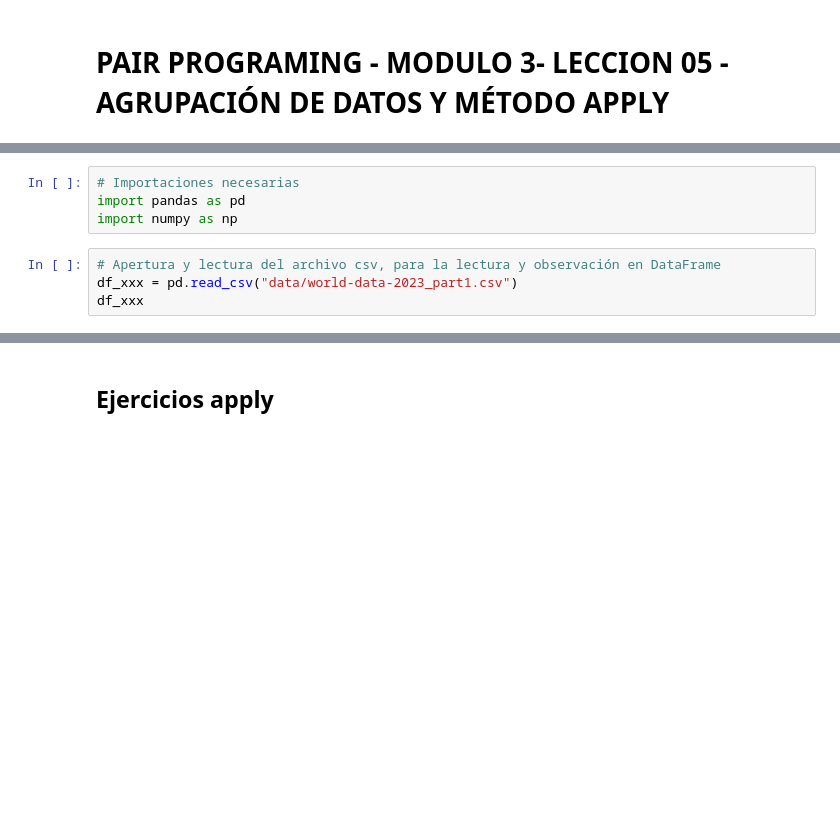
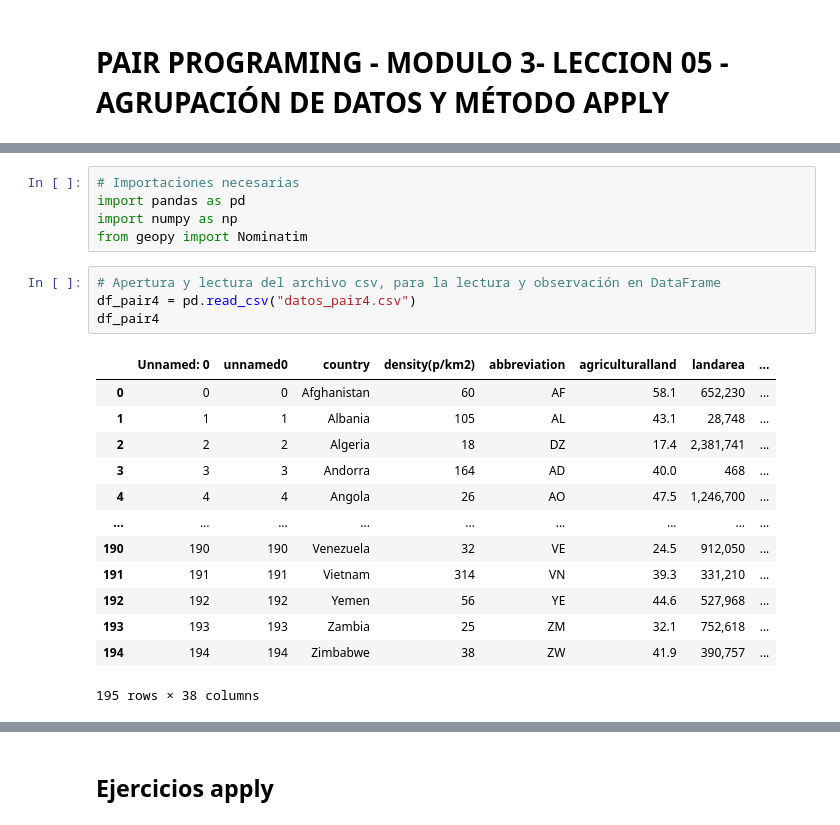
Before and after one commit to BSReguera/Pair-Programming-Modulo-3-Sprint1, a Jupyter notebook: pairprogramming-lmodulo3-leccion05.ipynb, the cells around one changed output, grey strips where cells are left out. Saved outputs shown, nothing was run; the diff lists cells and outputs as text; blank space fills up the shorter version.

Commit message:
updated pair lesson 05

```diff
--- a/pairprogramming-lmodulo3-leccion05.ipynb
+++ b/pairprogramming-lmodulo3-leccion05.ipynb
@@ -4,7 +14,22 @@
 # Importaciones necesarias
 import pandas as pd
 import numpy as np
+from geopy import Nominatim
 # %%
 # Apertura y lectura del archivo csv, para la lectura y observación en DataFrame
-df_xxx = pd.read_csv("data/world-data-2023_part1.csv")
-df_xxx
+df_pair4 = pd.read_csv("datos_pair4.csv")
+df_pair4
+# %% [output]
+|  | Unnamed: 0 | unnamed0 | country | density(p/km2) | abbreviation | agriculturalland | landarea | ... |
+| 0 | 0 | 0 | Afghanistan | 60 | AF | 58.1 | 652,230 | ... |
+| 1 | 1 | 1 | Albania | 105 | AL | 43.1 | 28,748 | ... |
+| 2 | 2 | 2 | Algeria | 18 | DZ | 17.4 | 2,381,741 | ... |
+| 3 | 3 | 3 | Andorra | 164 | AD | 40.0 | 468 | ... |
+| 4 | 4 | 4 | Angola | 26 | AO | 47.5 | 1,246,700 | ... |
+| ... | ... | ... | ... | ... | ... | ... | ... | ... |
+| 190 | 190 | 190 | Venezuela | 32 | VE | 24.5 | 912,050 | ... |
+| 191 | 191 | 191 | Vietnam | 314 | VN | 39.3 | 331,210 | ... |
+| 192 | 192 | 192 | Yemen | 56 | YE | 44.6 | 527,968 | ... |
+| 193 | 193 | 193 | Zambia | 25 | ZM | 32.1 | 752,618 | ... |
+| 194 | 194 | 194 | Zimbabwe | 38 | ZW | 41.9 | 390,757 | ... |
+195 rows × 38 columns
```
Also changed, not shown: parts of 16 cells of this notebook, 3 other files.
